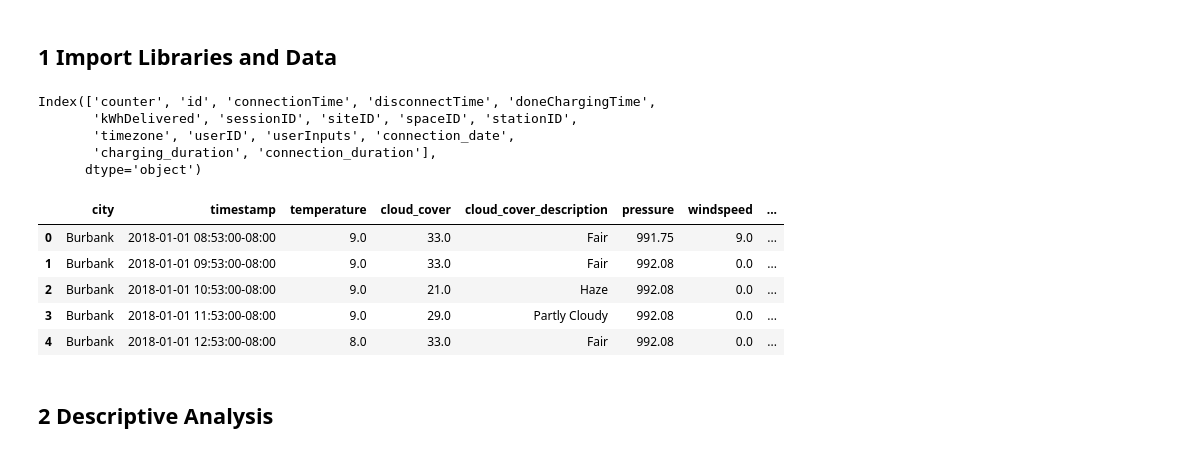
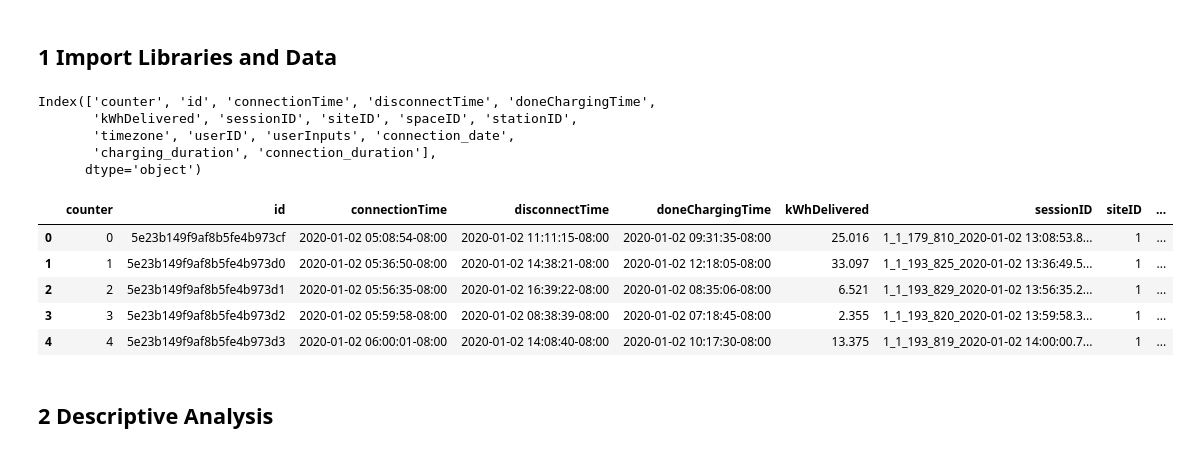
Before and after one commit to pmoll01/AA2024_Groupwork_DynamoData, a Jupyter notebook: fynn_sandbox.ipynb, the cells around one changed output. Cells and saved outputs as stored; diff of their text form; code cells hidden in the pictures.

```diff
--- a/fynn_sandbox.ipynb
+++ b/fynn_sandbox.ipynb
@@ -16,19 +16,20 @@ weather_data = pd.read_pickle(os.path.join('Data', 'weather_data.pkl'))
 # %%
 # charging_data.head()
 print(charging_data.columns)
-weather_data.head()
+# weather_data.head()
+charging_data.head()
 # %% [output]
 Index(['counter', 'id', 'connectionTime', 'disconnectTime', 'doneChargingTime',
        'kWhDelivered', 'sessionID', 'siteID', 'spaceID', 'stationID',
        'timezone', 'userID', 'userInputs', 'connection_date',
        'charging_duration', 'connection_duration'],
       dtype='object')
-|  | city | timestamp | temperature | cloud_cover | cloud_cover_description | pressure | windspeed | ... |
-| 0 | Burbank | 2018-01-01 08:53:00-08:00 | 9.0 | 33.0 | Fair | 991.75 | 9.0 | ... |
-| 1 | Burbank | 2018-01-01 09:53:00-08:00 | 9.0 | 33.0 | Fair | 992.08 | 0.0 | ... |
-| 2 | Burbank | 2018-01-01 10:53:00-08:00 | 9.0 | 21.0 | Haze | 992.08 | 0.0 | ... |
-| 3 | Burbank | 2018-01-01 11:53:00-08:00 | 9.0 | 29.0 | Partly Cloudy | 992.08 | 0.0 | ... |
-| 4 | Burbank | 2018-01-01 12:53:00-08:00 | 8.0 | 33.0 | Fair | 992.08 | 0.0 | ... |
+|  | counter | id | connectionTime | disconnectTime | doneChargingTime | kWhDelivered | sessionID | siteID | ... |
+| 0 | 0 | 5e23b149f9af8b5fe4b973cf | 2020-01-02 05:08:54-08:00 | 2020-01-02 11:11:15-08:00 | 2020-01-02 09:31:35-08:00 | 25.016 | 1_1_179_810_2020-01-02 13:08:53.8... | 1 | ... |
+| 1 | 1 | 5e23b149f9af8b5fe4b973d0 | 2020-01-02 05:36:50-08:00 | 2020-01-02 14:38:21-08:00 | 2020-01-02 12:18:05-08:00 | 33.097 | 1_1_193_825_2020-01-02 13:36:49.5... | 1 | ... |
+| 2 | 2 | 5e23b149f9af8b5fe4b973d1 | 2020-01-02 05:56:35-08:00 | 2020-01-02 16:39:22-08:00 | 2020-01-02 08:35:06-08:00 | 6.521 | 1_1_193_829_2020-01-02 13:56:35.2... | 1 | ... |
+| 3 | 3 | 5e23b149f9af8b5fe4b973d2 | 2020-01-02 05:59:58-08:00 | 2020-01-02 08:38:39-08:00 | 2020-01-02 07:18:45-08:00 | 2.355 | 1_1_193_820_2020-01-02 13:59:58.3... | 1 | ... |
+| 4 | 4 | 5e23b149f9af8b5fe4b973d3 | 2020-01-02 06:00:01-08:00 | 2020-01-02 14:08:40-08:00 | 2020-01-02 10:17:30-08:00 | 13.375 | 1_1_193_819_2020-01-02 14:00:00.7... | 1 | ... |
 # %% [markdown]
 ## 2 Descriptive Analysis
 # %%
```
Also changed, not shown: parts of 4 cells of this notebook.
